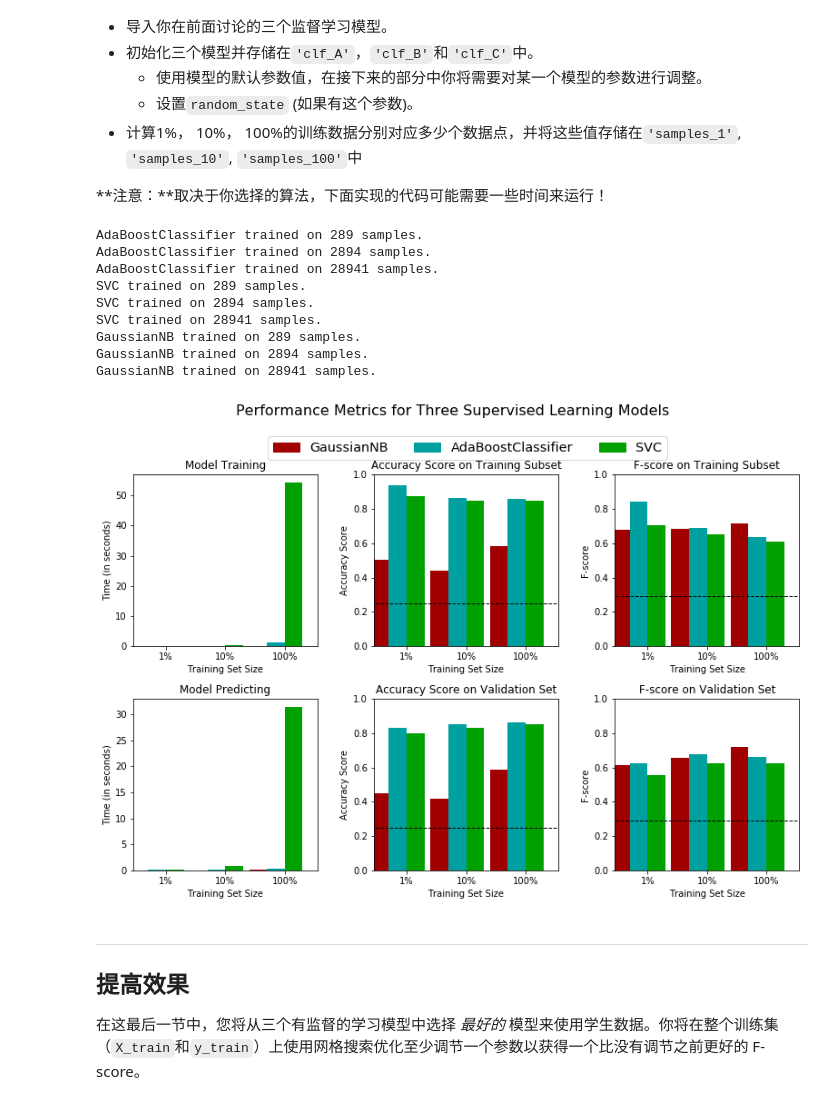
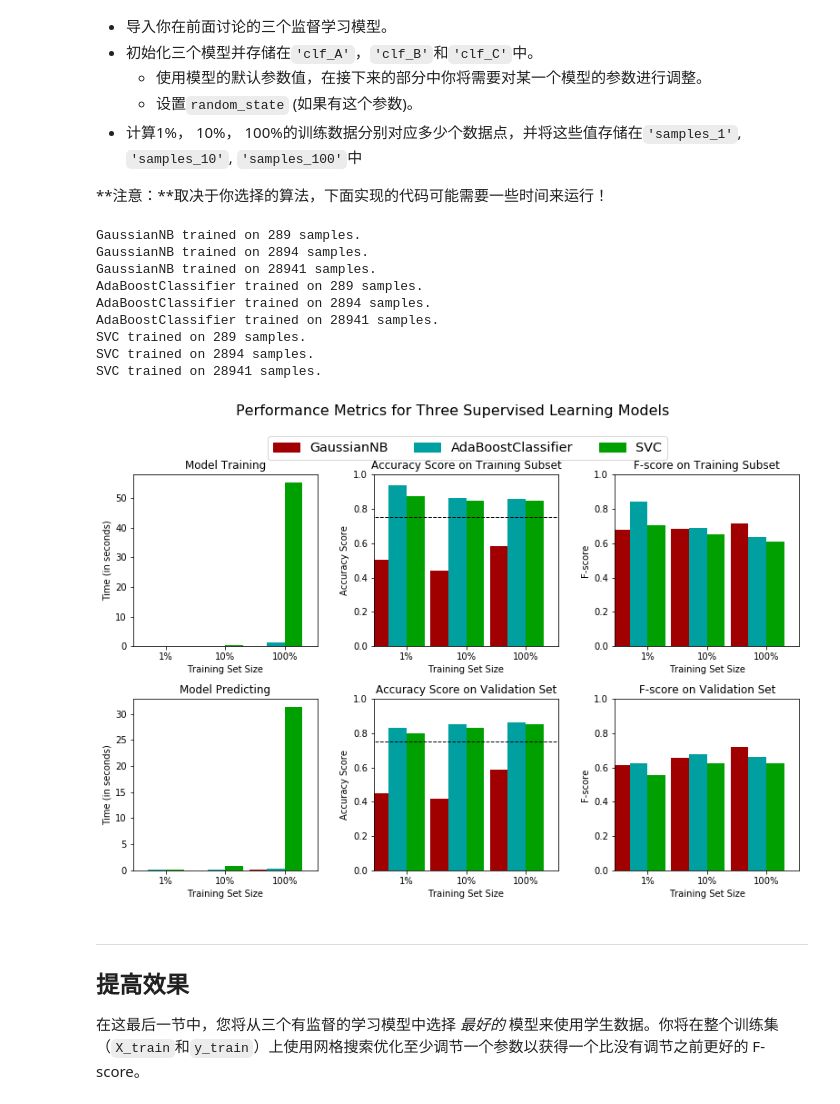
Before and after one commit to nd009/finding_donors, a Jupyter notebook: finding_donors.ipynb, the cells around one changed output. Cells and saved outputs as stored; diff of their text form; code cells hidden in the pictures.

```diff
--- a/finding_donors.ipynb
+++ b/finding_donors.ipynb
@@ -204,7 +206,7 @@ $$ F_{\beta} = (1 + \beta^2) \cdot \frac{precision \cdot recall}{\left( \beta^2
 # %%
 #不能使用scikit-learn，你需要根据公式自己实现相关计算。
 
-naive_pred = 1
+naive_pred = 0
 if (naive_pred == 0):
     tp = 0
     tn = np.sum(y_test == 0)
@@ -400,41 +402,42 @@ def train_predict(learner, sample_size, X_train, y_train, X_val, y_val):
 **注意：**取决于你选择的算法，下面实现的代码可能需要一些时间来运行！
 # %%
 # TODO：从sklearn中导入三个监督学习模型
+from sklearn.naive_bayes import GaussianNB
 from sklearn.ensemble import AdaBoostClassifier
 from sklearn.svm import SVC
-from sklearn.naive_bayes import GaussianNB
+
 
 # TODO：初始化三个模型
-clf_A = AdaBoostClassifier(random_state=1)
-clf_B = SVC(kernel='linear', random_state=1)
-clf_C = GaussianNB()
+clf_A = GaussianNB()
+clf_B = AdaBoostClassifier(random_state=0)
+clf_C = SVC(kernel='linear', random_state=0)
 
 # TODO：计算1%， 10%， 100%的训练数据分别对应多少点
 samples_1 = X_train.shape[0]/100
 samples_10 = X_train.shape[0]/10
 samples_100 = X_train.shape[0]
 
 # 收集学习器的结果
 results = {}
 for clf in [clf_A, clf_B, clf_C]:
     clf_name = clf.__class__.__name__
     results[clf_name] = {}
     for i, samples in enumerate([samples_1, samples_10, samples_100]):
         results[clf_name][i] = train_predict(clf, samples, X_train, y_train, X_val, y_val)
 
 # 对选择的三个模型得到的评价结果进行可视化
 vs.evaluate(results, accuracy, fscore)
 # %% [output]
+GaussianNB trained on 289 samples.
+GaussianNB trained on 2894 samples.
+GaussianNB trained on 28941 samples.
 AdaBoostClassifier trained on 289 samples.
 AdaBoostClassifier trained on 2894 samples.
 AdaBoostClassifier trained on 28941 samples.
 SVC trained on 289 samples.
 SVC trained on 2894 samples.
 SVC trained on 28941 samples.
-GaussianNB trained on 289 samples.
-GaussianNB trained on 2894 samples.
-GaussianNB trained on 28941 samples.
-[figure, old version]
+[figure, new version]
 # %% [markdown]
 ----
 ## 提高效果
```
Also changed, not shown: parts of 11 cells of this notebook.
